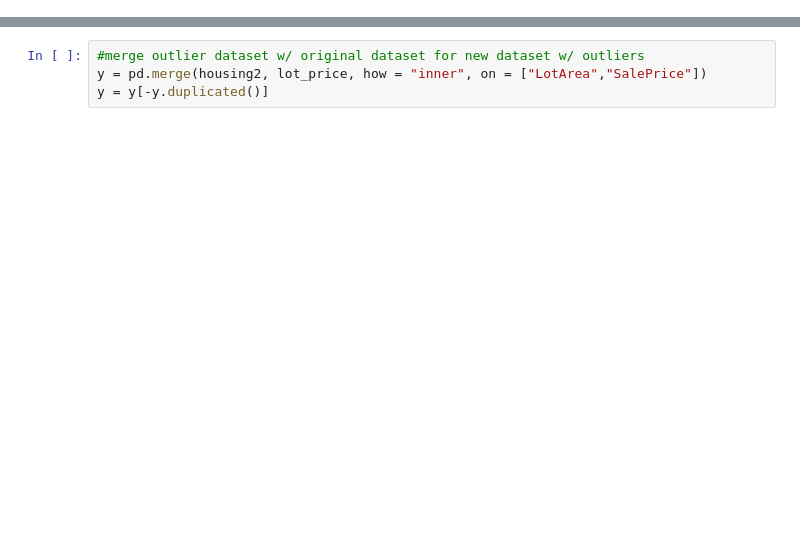
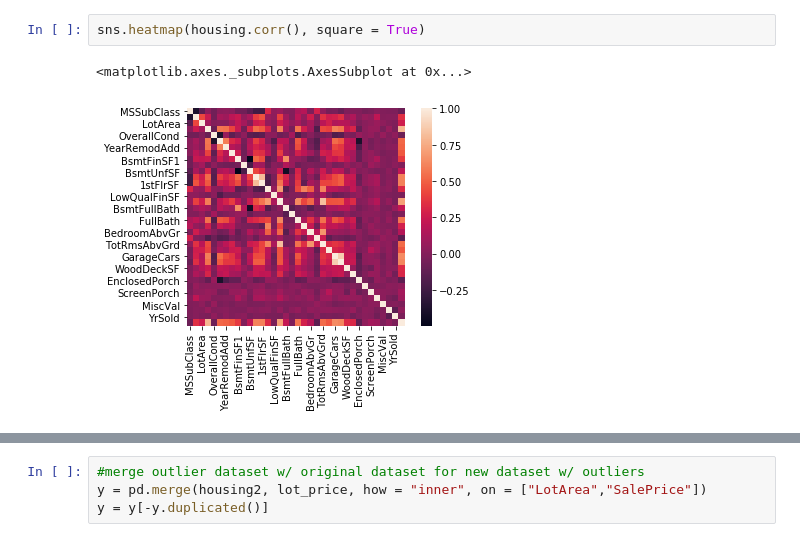
Before and after one commit to mjoy296/Machine-Learning-Project, a Jupyter notebook: Housing_clean.ipynb, the cells around one changed output, grey strips where cells are left out. Cells and saved outputs as stored; diff of their text form; blank space fills up the shorter version.

```diff
--- a/Housing_clean.ipynb
+++ b/Housing_clean.ipynb
@@ -82,0 +92,5 @@ gghhg
+# %%
+sns.heatmap(housing.corr(), square = True)
+# %% [output]
+<matplotlib.axes._subplots.AxesSubplot at 0x...>
+[figure, added]
```
Also changed, not shown: parts of 23 cells of this notebook.
